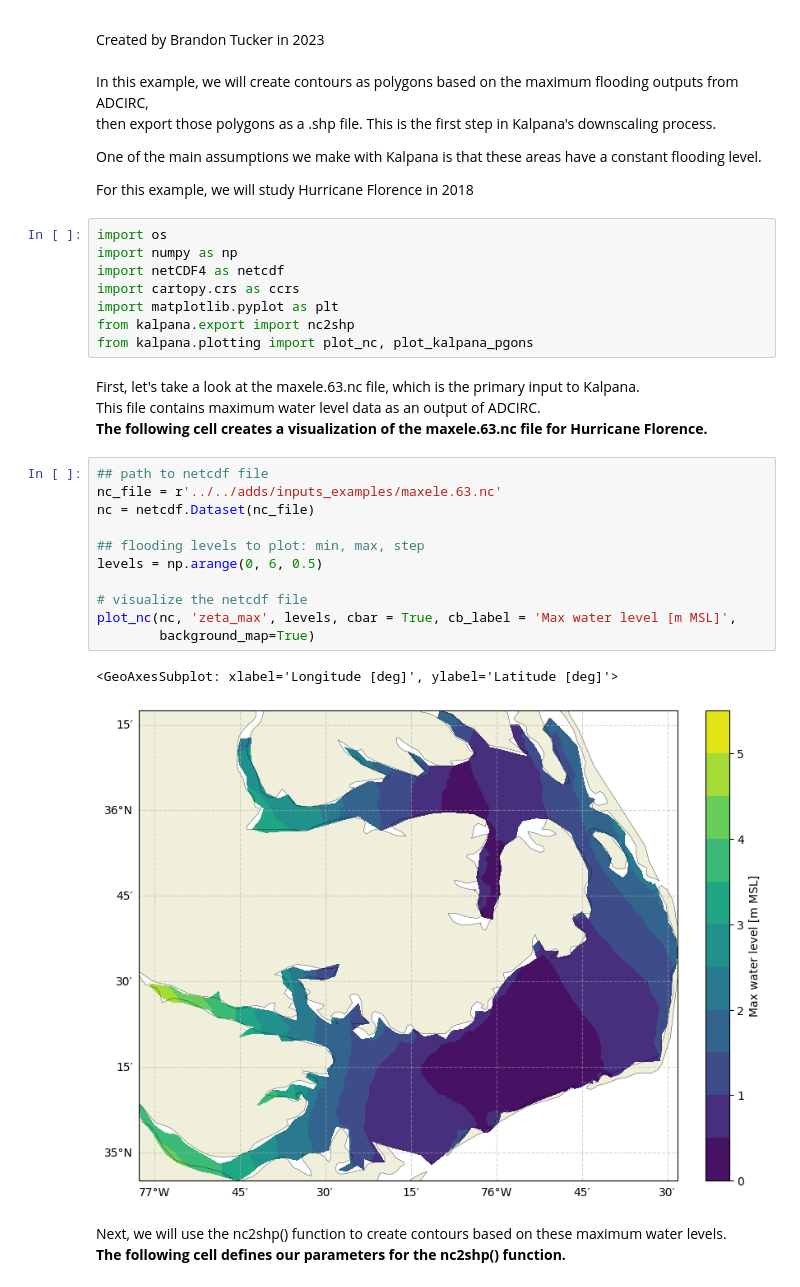
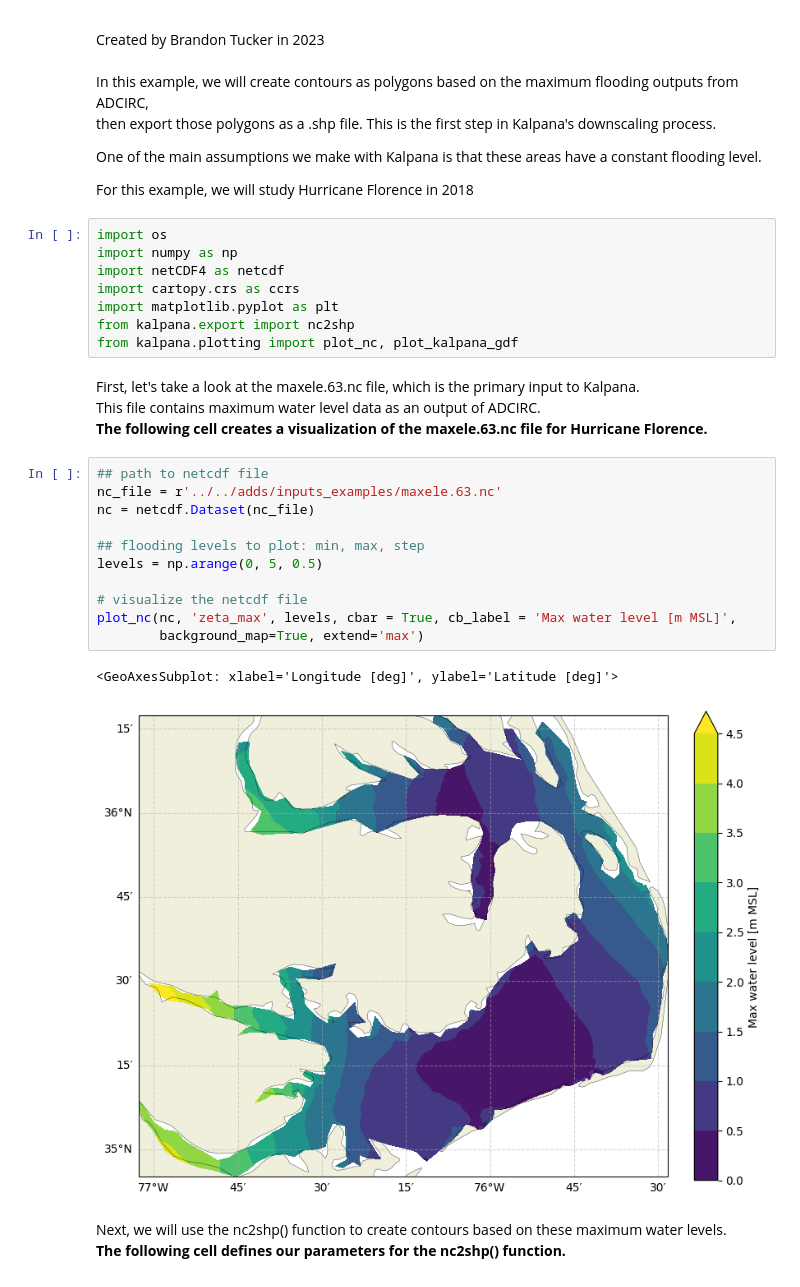
Before and after one commit to ccht-ncsu/Kalpana, a Jupyter notebook: examples/2_adcirc_to_vector/01_water_level_filled_contours.ipynb, the cells around one changed output. Cells and saved outputs as stored; diff of their text form.

```diff
--- a/examples/2_adcirc_to_vector/01_water_level_filled_contours.ipynb
+++ b/examples/2_adcirc_to_vector/01_water_level_filled_contours.ipynb
@@ -14,7 +14,7 @@ import netCDF4 as netcdf
 import cartopy.crs as ccrs
 import matplotlib.pyplot as plt
 from kalpana.export import nc2shp
-from kalpana.plotting import plot_nc, plot_kalpana_pgons
+from kalpana.plotting import plot_nc, plot_kalpana_gdf
 # %% [markdown]
 First, let's take a look at the maxele.63.nc file, which is the primary input to Kalpana. <br>
 This file contains maximum water level data as an output of ADCIRC. <br>
@@ -22,17 +22,17 @@ This file contains maximum water level data as an output of ADCIRC. <br>
 # %%
 ## path to netcdf file
 nc_file = r'../../adds/inputs_examples/maxele.63.nc'
 nc = netcdf.Dataset(nc_file)
 
 ## flooding levels to plot: min, max, step
-levels = np.arange(0, 6, 0.5)
+levels = np.arange(0, 5, 0.5)
 
 # visualize the netcdf file
 plot_nc(nc, 'zeta_max', levels, cbar = True, cb_label = 'Max water level [m MSL]',
-        background_map=True)
+        background_map=True, extend='max')
 # %% [output]
 <GeoAxesSubplot: xlabel='Longitude [deg]', ylabel='Latitude [deg]'>
-[figure, old version]
+[figure, new version]
 # %% [markdown]
 Next, we will use the nc2shp() function to create contours based on these maximum water levels. <br>
 **The following cell defines our parameters for the nc2shp() function.**
```
Also changed, not shown: parts of 3 cells of this notebook, 2 other files.
